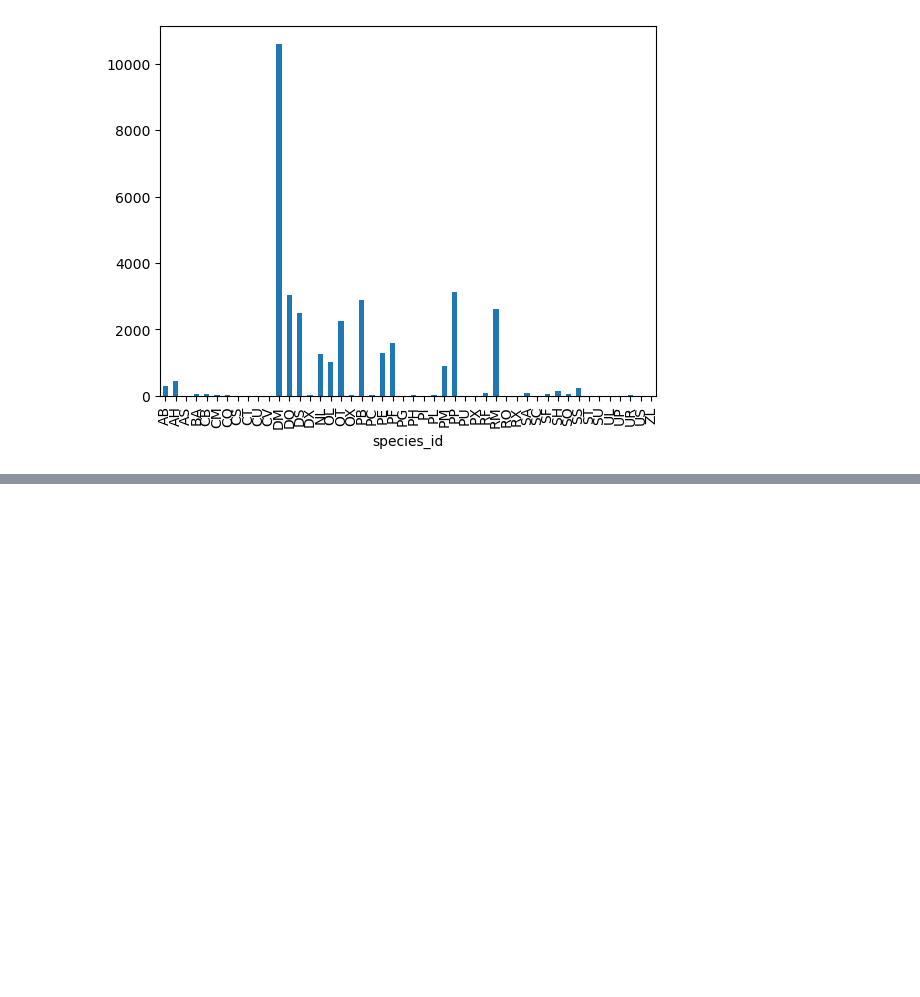
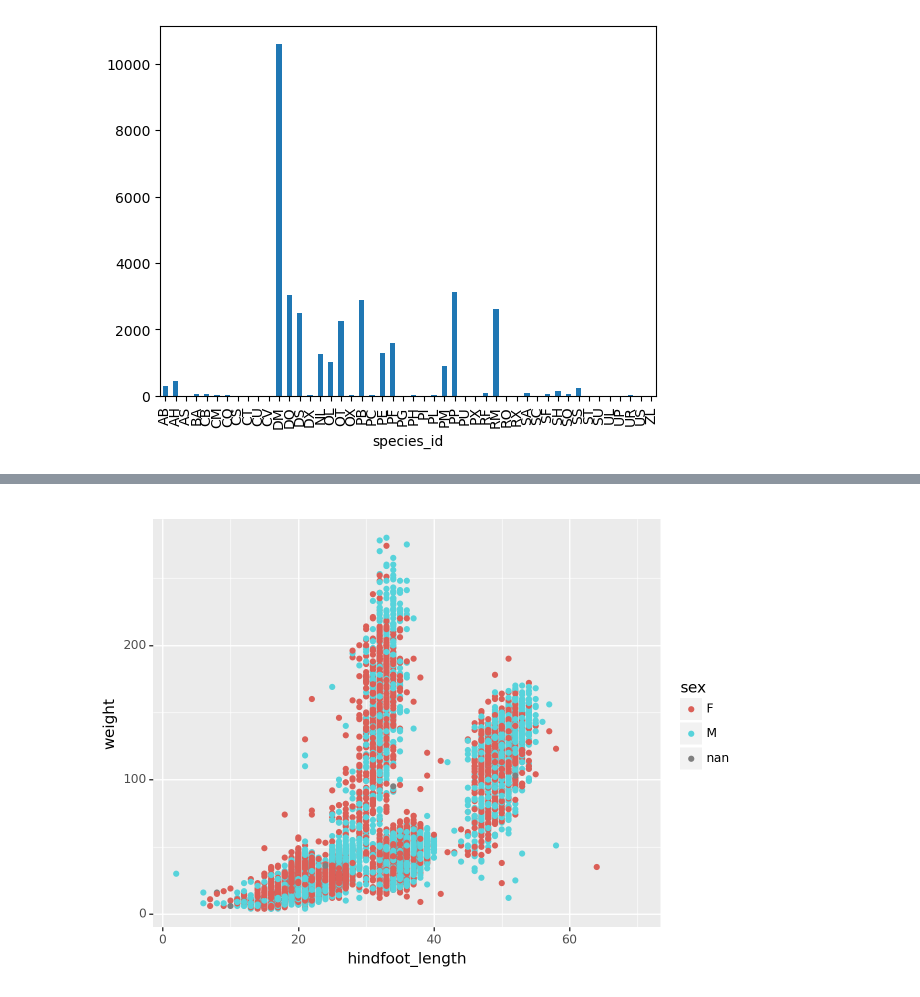
Before and after one commit to amyye04/praccomp2026, a Jupyter notebook: praccomp2026.ipynb, the cells around one changed output, grey strips where cells are left out. Saved outputs shown, nothing was run; the diff lists cells and outputs as text; code cells hidden in the pictures; blank space fills up the shorter version.

```diff
--- a/praccomp2026.ipynb
+++ b/praccomp2026.ipynb
@@ -376,0 +387,10 @@ species_counts.plot(kind='bar')
+# %%
+import plotnine as p9
+
+my_plot_HindfootLxWeight_bySexes_p9 = ( p9.ggplot (data=surveys_df,
+                                    mapping=p9.aes (x='hindfoot_length',y='weight', color='sex')) +
+                                    p9.geom_point())
+
+my_plot_HindfootLxWeight_bySexes_p9.draw()
+# %% [output]
+[figure, added]
```
Also changed, not shown: parts of 14 cells of this notebook.
